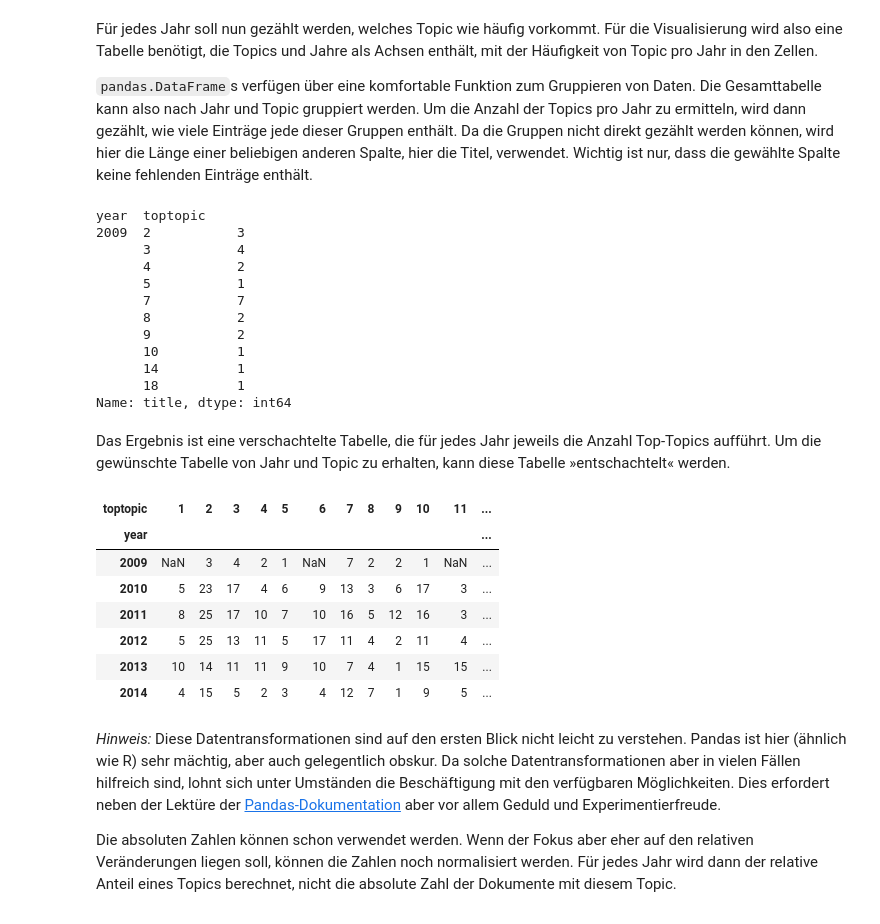
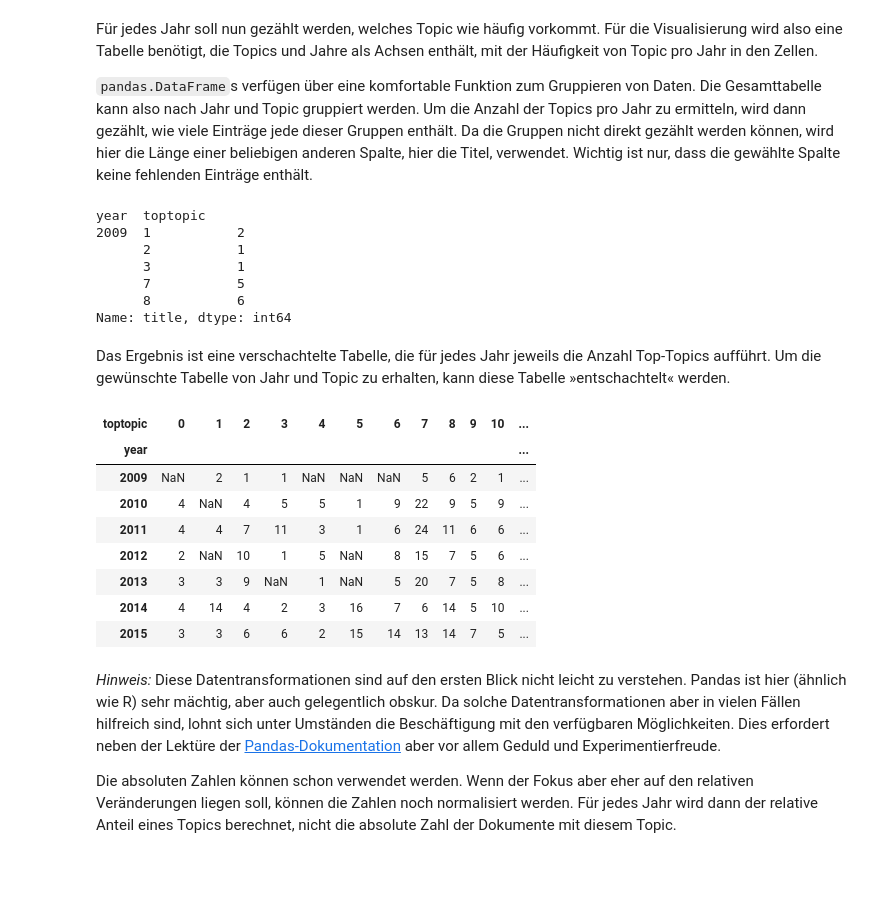
Before and after one commit to frederik-elwert/UniLu_HS2015_Textanalyse, a Jupyter notebook: 08_Visualisierung/Visualisierung als Zeitleiste.ipynb, the cells around one changed output. Drawn from its saved outputs; the diff is of its cells as text; code cells hidden in the pictures; blank space fills up the shorter version.

```diff
--- a/08_Visualisierung/Visualisierung als Zeitleiste.ipynb
+++ b/08_Visualisierung/Visualisierung als Zeitleiste.ipynb
@@ -15,11 +15,0 @@ Die Grundidee ist hierbei relativ simpel: Jedem Dokument wird sein Top-Topic zug
-# %%
-skiptopics = [0, 13]
-toptopics = []
-doc_topic = ldamodel.doc_topic_
-for doc in doc_topic:
-    topics = doc.argsort()
-    for st in skiptopics:
-        topics = topics[topics != st]
-    toptopics.append(topics[-1])
-data['toptopic'] = toptopics
-data[:10]
@@ -54,0 +33,3 @@ data[:10]
+# %%
+doc_topic = pd.DataFrame(ldamodel.doc_topic_)
+doc_topic.shape
@@ -54,0 +42,4 @@ data[:10]
+# %%
+doc_topic = doc_topic[data['year'] > 2000]
+data = data[data['year'] > 2000]
+doc_topic.shape, data.shape
@@ -54,0 +87,3 @@ data[:10]
+# %%
+data['toptopic'] = doc_topic.apply(lambda doc: doc.argmax(), axis=1)
+data.head()
@@ -58,34 +100,30 @@ Für jedes Jahr soll nun gezählt werden, welches Topic wie häufig vorkommt. F
 `pandas.DataFrame`s verfügen über eine komfortable Funktion zum Gruppieren von Daten. Die Gesamttabelle kann also nach Jahr und Topic gruppiert werden. Um die Anzahl der Topics pro Jahr zu ermitteln, wird dann gezählt, wie viele Einträge jede dieser Gruppen enthält. Da die Gruppen nicht direkt gezählt werden können, wird hier die Länge einer beliebigen anderen Spalte, hier die Titel, verwendet. Wichtig ist nur, dass die gewählte Spalte keine fehlenden Einträge enthält.
 # %%
 topic_by_year = data.groupby(['year', 'toptopic'])['title'].count()
-topic_by_year[:10]
+topic_by_year.head()
 # %% [output]
 year  toptopic
-2009  2           3
-      3           4
-      4           2
-      5           1
-      7           7
-      8           2
-      9           2
-      10          1
-      14          1
-      18          1
+2009  1           2
+      2           1
+      3           1
+      7           5
+      8           6
 Name: title, dtype: int64
 # %% [markdown]
 Das Ergebnis ist eine verschachtelte Tabelle, die für jedes Jahr jeweils die Anzahl Top-Topics aufführt. Um die gewünschte Tabelle von Jahr und Topic zu erhalten, kann diese Tabelle »entschachtelt« werden.
 # %%
 topic_by_year = topic_by_year.unstack()
-topic_by_year[:10]
+topic_by_year
 # %% [output]
-| toptopic | 1 | 2 | 3 | 4 | 5 | 6 | 7 | 8 | 9 | 10 | 11 | ... |
+| toptopic | 0 | 1 | 2 | 3 | 4 | 5 | 6 | 7 | 8 | 9 | 10 | ... |
 | year |  |  |  |  |  |  |  |  |  |  |  | ... |
-| 2009 | NaN | 3 | 4 | 2 | 1 | NaN | 7 | 2 | 2 | 1 | NaN | ... |
-| 2010 | 5 | 23 | 17 | 4 | 6 | 9 | 13 | 3 | 6 | 17 | 3 | ... |
-| 2011 | 8 | 25 | 17 | 10 | 7 | 10 | 16 | 5 | 12 | 16 | 3 | ... |
-| 2012 | 5 | 25 | 13 | 11 | 5 | 17 | 11 | 4 | 2 | 11 | 4 | ... |
-| 2013 | 10 | 14 | 11 | 11 | 9 | 10 | 7 | 4 | 1 | 15 | 15 | ... |
-| 2014 | 4 | 15 | 5 | 2 | 3 | 4 | 12 | 7 | 1 | 9 | 5 | ... |
+| 2009 | NaN | 2 | 1 | 1 | NaN | NaN | NaN | 5 | 6 | 2 | 1 | ... |
+| 2010 | 4 | NaN | 4 | 5 | 5 | 1 | 9 | 22 | 9 | 5 | 9 | ... |
+| 2011 | 4 | 4 | 7 | 11 | 3 | 1 | 6 | 24 | 11 | 6 | 6 | ... |
+| 2012 | 2 | NaN | 10 | 1 | 5 | NaN | 8 | 15 | 7 | 5 | 6 | ... |
+| 2013 | 3 | 3 | 9 | NaN | 1 | NaN | 5 | 20 | 7 | 5 | 8 | ... |
+| 2014 | 4 | 14 | 4 | 2 | 3 | 16 | 7 | 6 | 14 | 5 | 10 | ... |
+| 2015 | 3 | 3 | 6 | 6 | 2 | 15 | 14 | 13 | 14 | 7 | 5 | ... |
 # %% [markdown]
 *Hinweis:* Diese Datentransformationen sind auf den ersten Blick nicht leicht zu verstehen. Pandas ist hier (ähnlich wie R) sehr mächtig, aber auch gelegentlich obskur. Da solche Datentransformationen aber in vielen Fällen hilfreich sind, lohnt sich unter Umständen die Beschäftigung mit den verfügbaren Möglichkeiten. Dies erfordert neben der Lektüre der [Pandas-Dokumentation](http://pandas.pydata.org/pandas-docs/version/0.15.1/10min.html) aber vor allem Geduld und Experimentierfreude.
 
```
Also changed, not shown: parts of 23 cells of this notebook, 1 other file.
